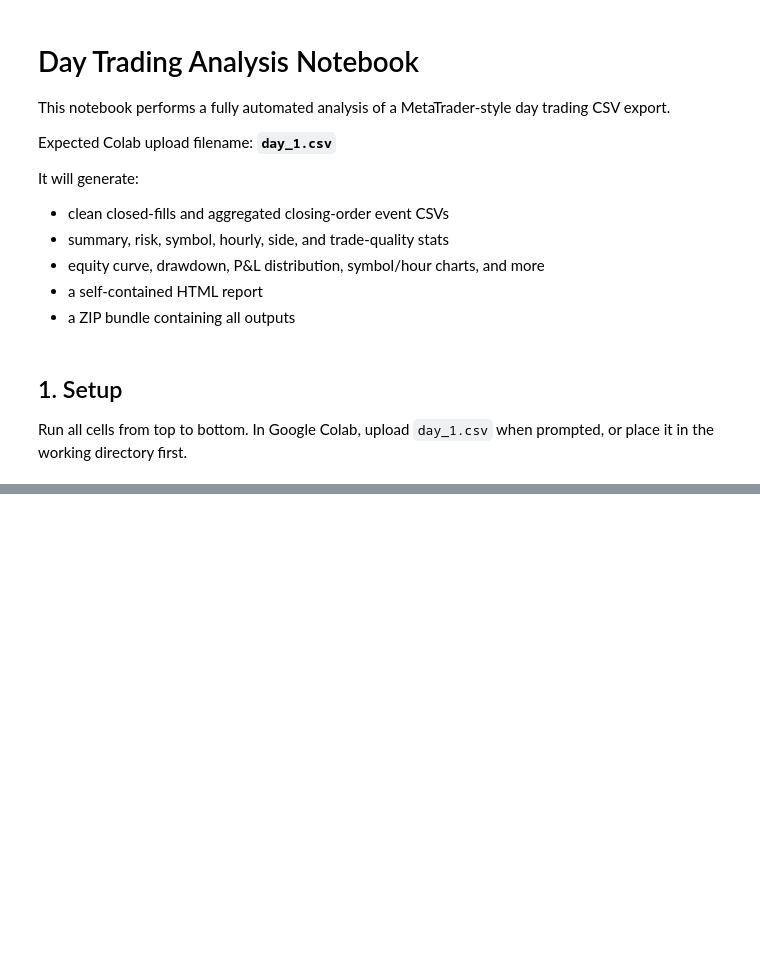
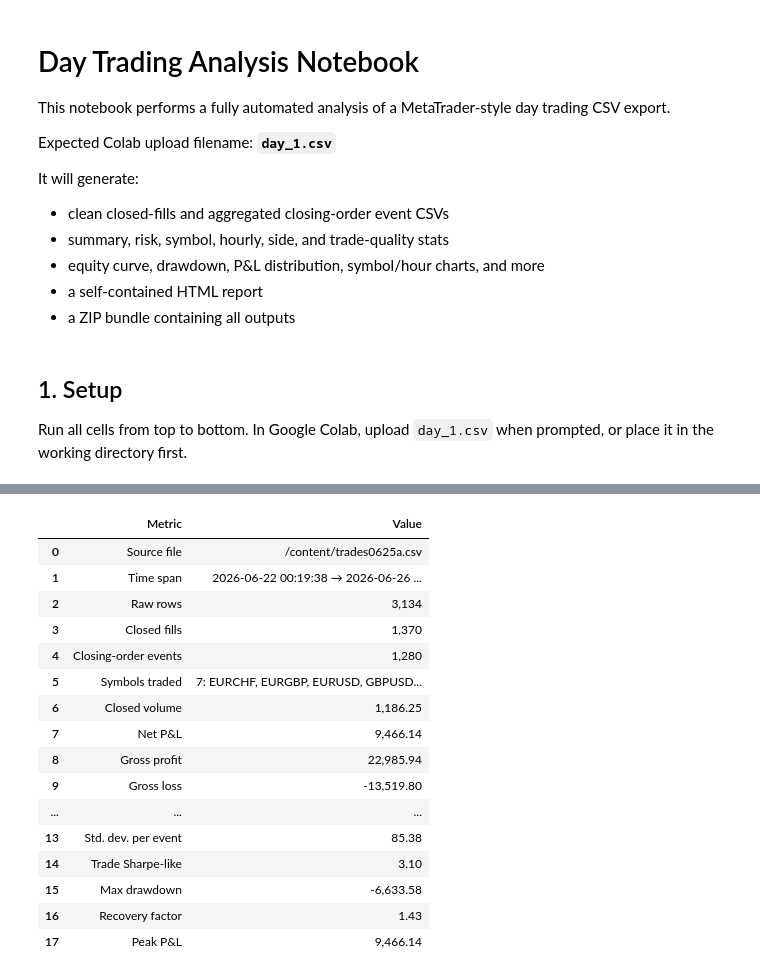
Before and after one commit to akaliutau/alphard3, a Jupyter notebook: notebooks/day_trading_auto_analysis.ipynb, the cells around one changed output, grey strips where cells are left out. Cells and saved outputs as stored; diff of their text form; code cells hidden in the pictures; blank space fills up the shorter version.

```diff
--- a/notebooks/day_trading_auto_analysis.ipynb
+++ b/notebooks/day_trading_auto_analysis.ipynb
@@ -21,7 +21,7 @@ Run all cells from top to bottom. In Google Colab, upload `day_1.csv` when promp
 # Configuration
 # =========================
 
-FILE_NAME = "day_1.csv"        # Colab upload name expected by default
+FILE_NAME = "/content/trades0625a.csv"        # Colab upload name expected by default
 OUTPUT_DIR = "day_trading_analysis_output"
 ASSET_DIR = f"{OUTPUT_DIR}/assets"
 CURRENCY_SYMBOL = ""           # Example: "$", "€", "£"; keep blank if broker export currency is implicit
@@ -429,45 +474,63 @@ def stats_to_display(stats):
         ("Source file", stats["source_file"]),
         ("Time span", f"{stats['start_time']} → {stats['end_time']}"),
         ("Raw rows", f"{stats['raw_rows']:,}"),
         ("Closed fills", f"{stats['closed_fills']:,}"),
         ("Closing-order events", f"{stats['closing_order_events']:,}"),
         ("Symbols traded", f"{stats['symbols_traded']:,}: {stats['symbols']}"),
         ("Closed volume", f"{stats['total_volume_closed']:,.2f}"),
         ("Net P&L", money(stats["net_pnl"])),
         ("Gross profit", money(stats["gross_profit"])),
         ("Gross loss", money(stats["gross_loss"])),
         ("Profit factor", f"{stats['profit_factor']:.2f}" if pd.notna(stats["profit_factor"]) else "n/a"),
         ("Win rate", pct(stats["win_rate"])),
         ("Wins / Losses / Breakeven", f"{stats['win_count']} / {stats['loss_count']} / {stats['breakeven_count']}"),
-        ("Average trade", money(stats["avg_trade"])),
-        ("Median trade", money(stats["median_trade"])),
-        ("Average winner", money(stats["avg_win"])),
-        ("Average loser", money(stats["avg_loss"])),
-        ("Payoff ratio", f"{stats['payoff_ratio']:.2f}" if pd.notna(stats["payoff_ratio"]) else "n/a"),
-        ("Expectancy per event", money(stats["expectancy"])),
-        ("Expectancy per closed fill", money(stats["expectancy_per_closed_fill"])),
-        ("Best trade/event", money(stats["best_trade"])),
-        ("Worst trade/event", money(stats["worst_trade"])),
+        #("Average trade", money(stats["avg_trade"])),
+        #("Median trade", money(stats["median_trade"])),
+        #("Average winner", money(stats["avg_win"])),
+        #("Average loser", money(stats["avg_loss"])),
+        #("Payoff ratio", f"{stats['payoff_ratio']:.2f}" if pd.notna(stats["payoff_ratio"]) else "n/a"),
+        #("Expectancy per event", money(stats["expectancy"])),
+        #("Expectancy per closed fill", money(stats["expectancy_per_closed_fill"])),
+        #("Best trade/event", money(stats["best_trade"])),
+        #("Worst trade/event", money(stats["worst_trade"])),
         ("Std. dev. per event", money(stats["std_trade"])),
         ("Trade Sharpe-like", f"{stats['trade_sharpe_like']:.2f}" if pd.notna(stats["trade_sharpe_like"]) else "n/a"),
         ("Max drawdown", money(stats["max_drawdown"])),
         ("Recovery factor", f"{stats['recovery_factor']:.2f}" if pd.notna(stats["recovery_factor"]) else "n/a"),
         ("Peak P&L", money(stats["peak_equity"])),
-        ("Largest giveback from peak to close", money(stats["largest_giveback_peak_to_close"])),
-        ("Max win streak", f"{stats['max_win_streak']:,}"),
-        ("Max loss streak", f"{stats['max_loss_streak']:,}"),
+        #("Largest giveback from peak to close", money(stats["largest_giveback_peak_to_close"])),
+        #("Max win streak", f"{stats['max_win_streak']:,}"),
+        #("Max loss streak", f"{stats['max_loss_streak']:,}"),
     ]
     if INITIAL_EQUITY:
         rows += [
             ("Initial equity", money(INITIAL_EQUITY)),
             ("Ending equity", money(stats["ending_equity"])),
             ("Return on initial equity", pct(stats["return_on_initial_equity"])),
             ("Max DD % of initial equity", pct(stats["max_drawdown_pct_initial_equity"])),
         ]
     return pd.DataFrame(rows, columns=["Metric", "Value"])
 
 summary_display = stats_to_display(summary_stats)
 display(summary_display)
+# %% [output]
+|  | Metric | Value |
+| 0 | Source file | /content/trades0625a.csv |
+| 1 | Time span | 2026-06-22 00:19:38 → 2026-06-26 ... |
+| 2 | Raw rows | 3,134 |
+| 3 | Closed fills | 1,370 |
+| 4 | Closing-order events | 1,280 |
+| 5 | Symbols traded | 7: EURCHF, EURGBP, EURUSD, GBPUSD... |
+| 6 | Closed volume | 1,186.25 |
+| 7 | Net P&L | 9,466.14 |
+| 8 | Gross profit | 22,985.94 |
+| 9 | Gross loss | -13,519.80 |
+| ... | ... | ... |
+| 13 | Std. dev. per event | 85.38 |
+| 14 | Trade Sharpe-like | 3.10 |
+| 15 | Max drawdown | -6,633.58 |
+| 16 | Recovery factor | 1.43 |
+| 17 | Peak P&L | 9,466.14 |
 # %%
 # =========================
 # Group statistics
```
Also changed, not shown: parts of 16 cells of this notebook, 55 other files.
